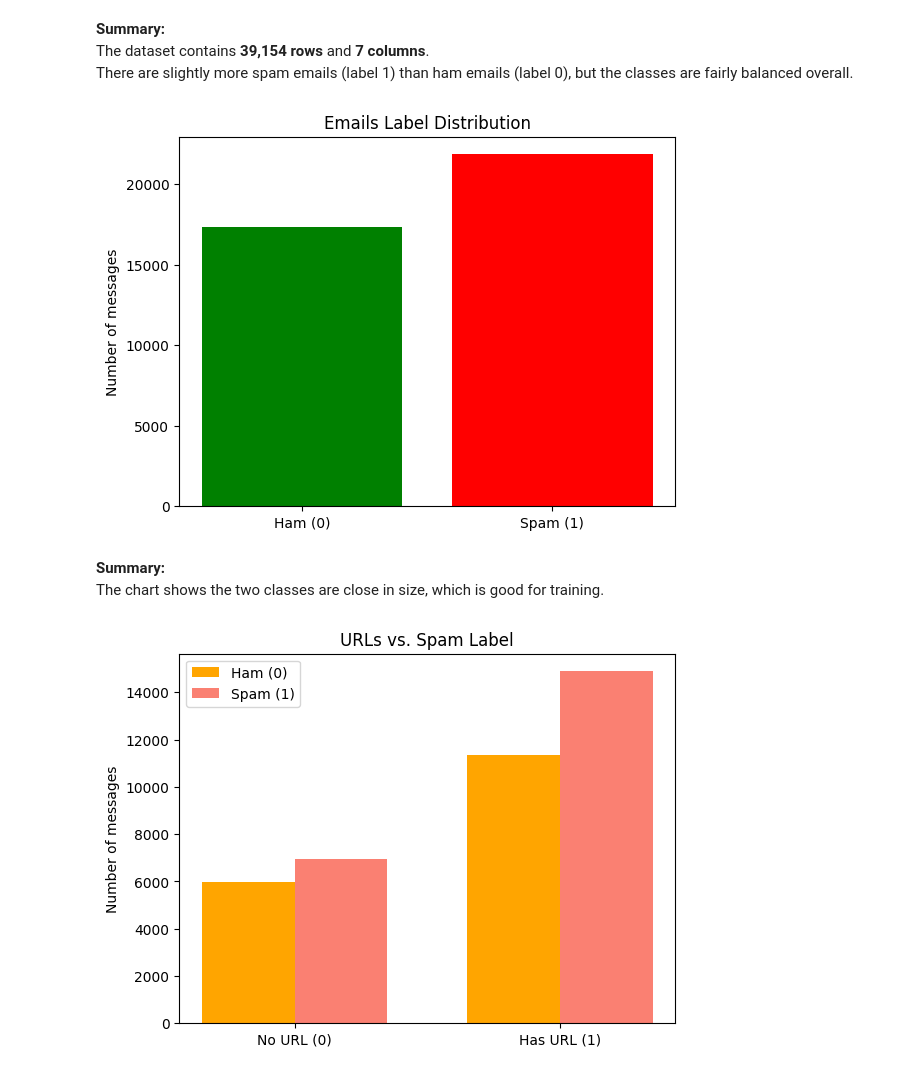
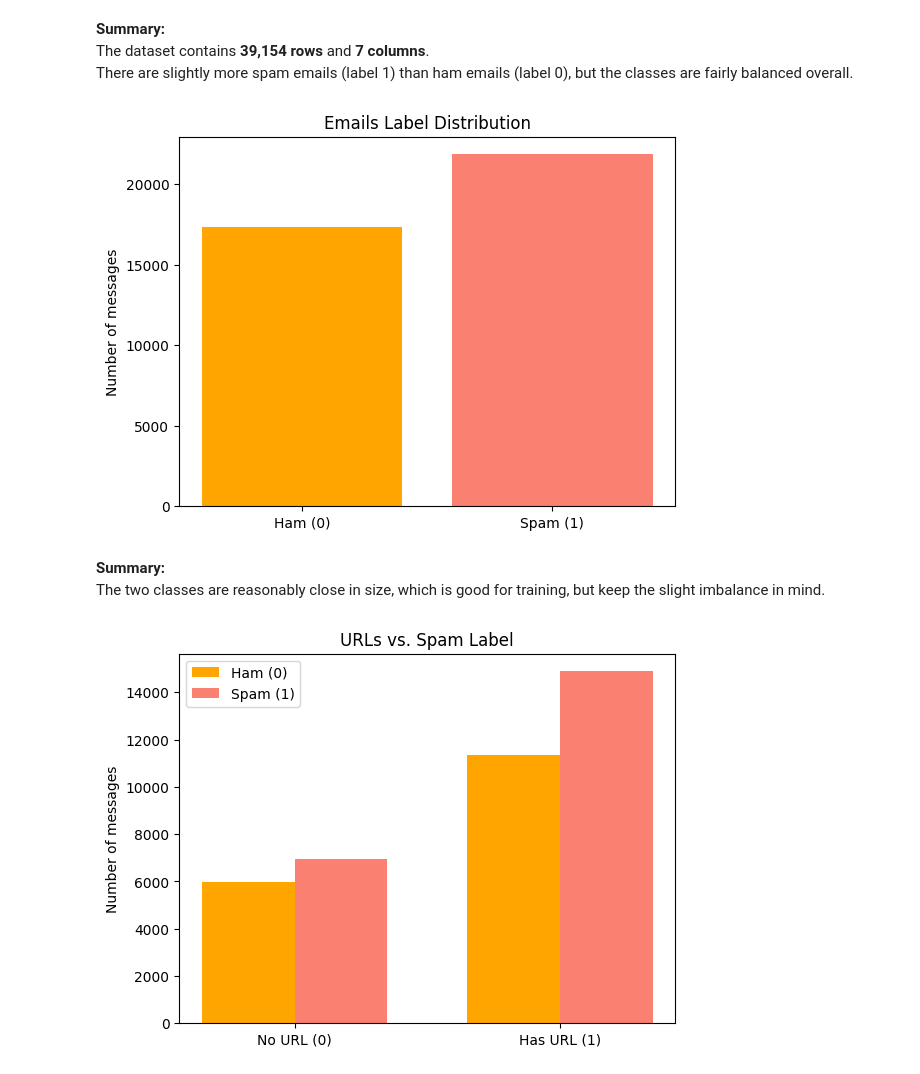
Before and after one commit to Renadyousef/SWE485-Project-Group1, a Jupyter notebook: Phase1_Data_Exploration.ipynb, the cells around one changed output. Cells and saved outputs as stored; diff of their text form; code cells hidden in the pictures.

Commit message:
changes just colors

```diff
--- a/Phase1_Data_Exploration.ipynb
+++ b/Phase1_Data_Exploration.ipynb
@@ -111,19 +116,19 @@ There are slightly more spam emails (label 1) than ham emails (label 0), but the
 # %%
 # Bar chart: label distribution (from the data)
 import matplotlib.pyplot as plt
 
 labels = ["Ham (0)", "Spam (1)"]
 counts = label_counts.reindex([0, 1], fill_value=0).values
 
-plt.bar(labels, counts, color=['green', 'red'])  # Ham = orange, Spam = red/salmon
+plt.bar(labels, counts, color=['orange', 'salmon'])
 plt.title("Emails Label Distribution")
 plt.ylabel("Number of messages")
 plt.show()
 # %% [output]
-[figure, old version]
+[figure, new version]
 # %% [markdown]
 **Summary:**
-The chart shows the two classes are close in size, which is good for training.
+The two classes are reasonably close in size, which is good for training, but keep the slight imbalance in mind.
 # %%
 # Explore if URLs affect spam likelihood (no seaborn)
 import matplotlib.pyplot as plt
```
Also changed, not shown: parts of 3 cells of this notebook.
